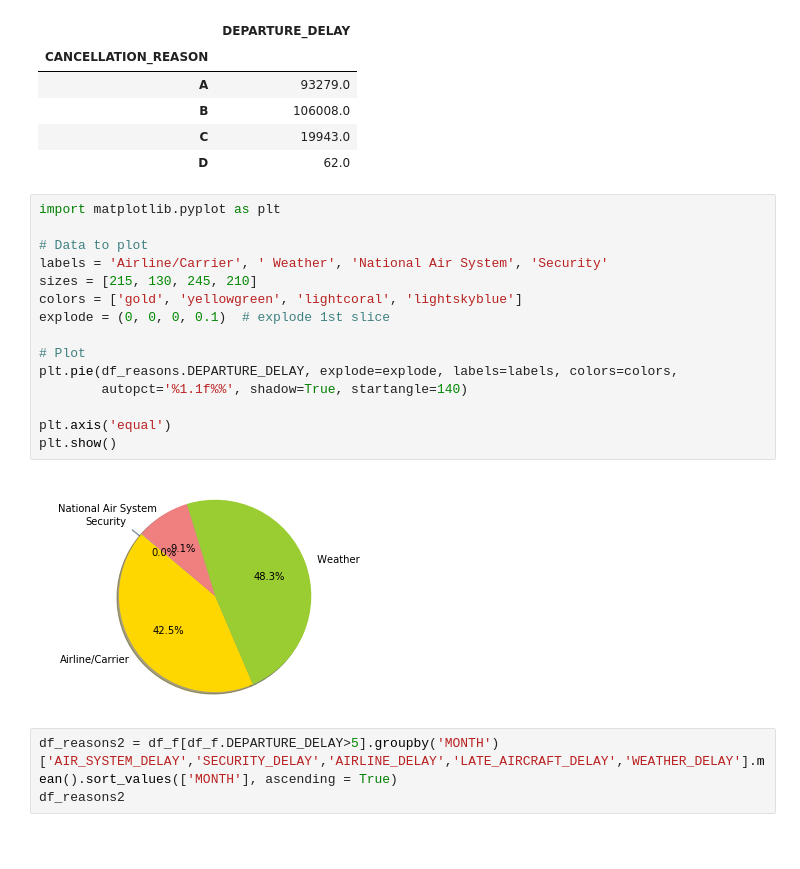
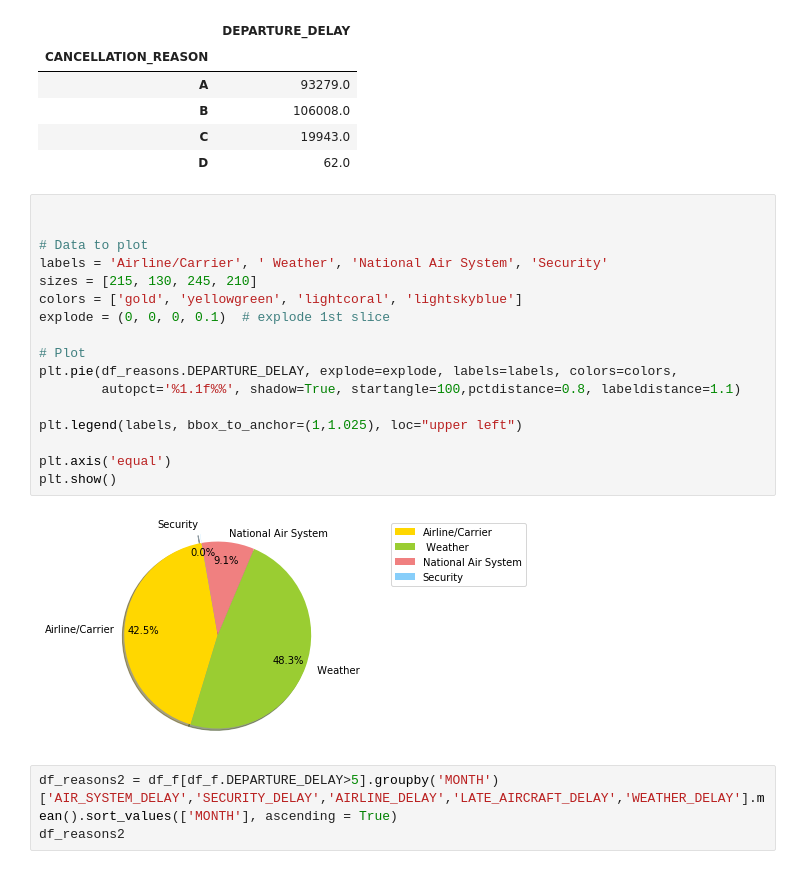
Before and after one commit to Albinamkh21/ds_hw, a Jupyter notebook: hw2_2_lesson5.ipynb, the cells around one changed output. Saved outputs shown, nothing was run; the diff lists cells and outputs as text; blank space fills up the shorter version.

```diff
--- a/hw2_2_lesson5.ipynb
+++ b/hw2_2_lesson5.ipynb
@@ -195,22 +207,24 @@ df_reasons
 | C | 19943.0 |
 | D | 62.0 |
 # %%
-import matplotlib.pyplot as plt
+
 
 # Data to plot
 labels = 'Airline/Carrier', ' Weather', 'National Air System', 'Security'
 sizes = [215, 130, 245, 210]
 colors = ['gold', 'yellowgreen', 'lightcoral', 'lightskyblue']
 explode = (0, 0, 0, 0.1)  # explode 1st slice
 
 # Plot
 plt.pie(df_reasons.DEPARTURE_DELAY, explode=explode, labels=labels, colors=colors,
-        autopct='%1.1f%%', shadow=True, startangle=140)
+        autopct='%1.1f%%', shadow=True, startangle=100,pctdistance=0.8, labeldistance=1.1)
+
+plt.legend(labels, bbox_to_anchor=(1,1.025), loc="upper left")
 
 plt.axis('equal')
 plt.show()
 # %% [output]
-[figure, old version]
+[figure, new version]
 # %%
 df_reasons2 = df_f[df_f.DEPARTURE_DELAY>5].groupby('MONTH')['AIR_SYSTEM_DELAY','SECURITY_DELAY','AIRLINE_DELAY','LATE_AIRCRAFT_DELAY','WEATHER_DELAY'].mean().sort_values(['MONTH'], ascending = True)
 df_reasons2
```
Also changed, not shown: parts of 12 cells of this notebook, 1 other file.
